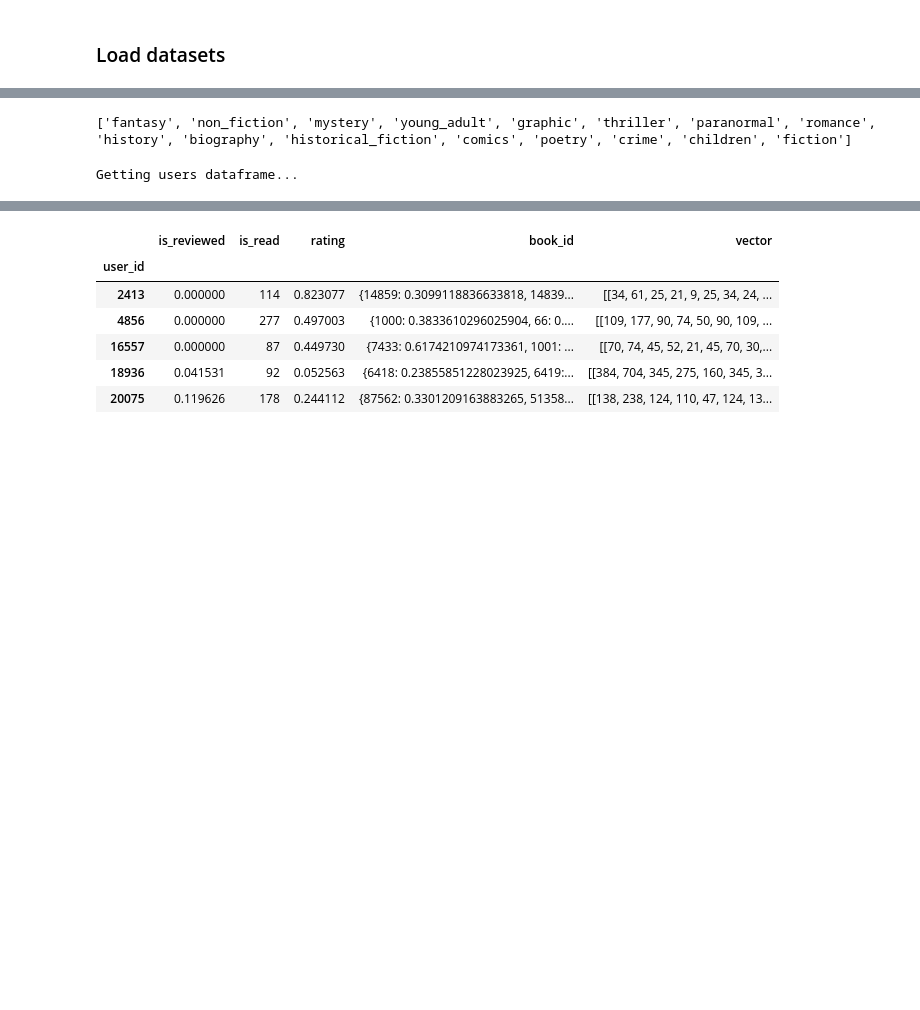
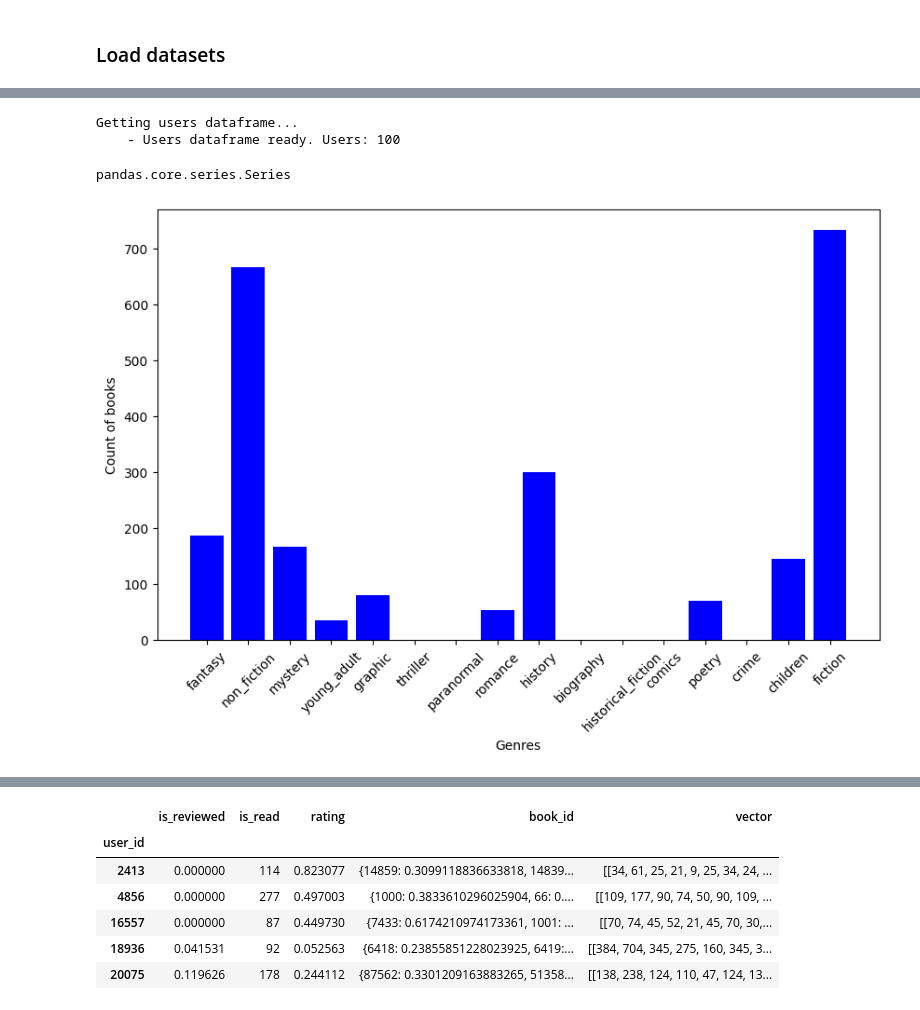
Before and after one commit to jamonbri/master_thesis, a Jupyter notebook: project/playground.ipynb, the cells around one changed output, grey strips where cells are left out. Saved outputs shown, nothing was run; the diff lists cells and outputs as text; code cells hidden in the pictures; blank space fills up the shorter version.

```diff
--- a/project/playground.ipynb
+++ b/project/playground.ipynb
@@ -8,6 +8,7 @@ import pandas as pd
 from sklearn.metrics.pairwise import cosine_similarity
 # %%
 df_interactions = get_model_df()
+df_items = get_items_df(df_interactions)
 # %% [output]
 Loading data...
     - Users loaded
@@ -25,2 +18,0 @@ df_interactions.head()
-# %%
-df_items = get_items_df(df_interactions, priority="fiction")
@@ -50,8 +19,27 @@ df_items[["vector", "priority"]].head(25)
-# %%
-print(get_categories())
-# %% [output]
-['fantasy', 'non_fiction', 'mystery', 'young_adult', 'graphic', 'thriller', 'paranormal', 'romance', 'history', 'biography', 'historical_fiction', 'comics', 'poetry', 'crime', 'children', 'fiction']
 # %%
-df_users = get_users_df(df_interactions, df_items)
+df_users = get_users_df(df_interactions, df_items, 360, [5, 20, 50])
 # %% [output]
 Getting users dataframe...
+    - Users dataframe ready. Users: 100
+# %%
+from utils import normalize_vector
+
+df_items["normalized_vector"] = df_items["vector"].apply(normalize_vector)
+# %%
+import numpy as np
+
+df_items["max_position"] = df_items["normalized_vector"].apply(lambda x: np.argmax(x))
+all_sums = df_items["max_position"].value_counts().reindex(range(0, 16), fill_value=0)
+# %%
+type(all_sums)
+# %% [output]
+pandas.core.series.Series
+# %%
+plt.figure(figsize=(10, 6))
+plt.bar(get_categories(), all_sums, color="blue")
+plt.xlabel("Genres")
+plt.ylabel("Count of books")
+plt.xticks(rotation=45)
+plt.show()
+# %% [output]
+[figure, added]
```
Also changed, not shown: parts of 5 cells of this notebook, 3 other files.
